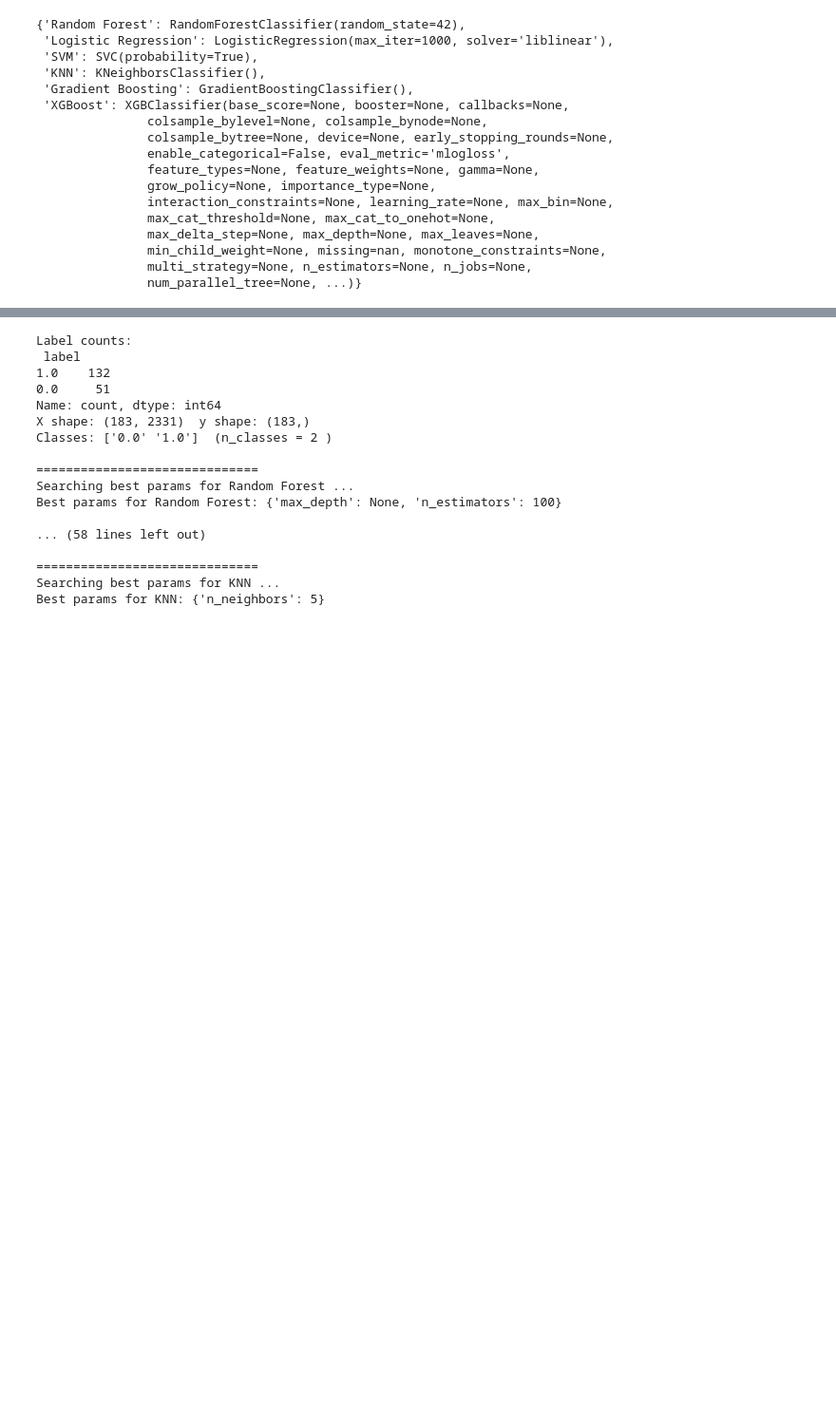
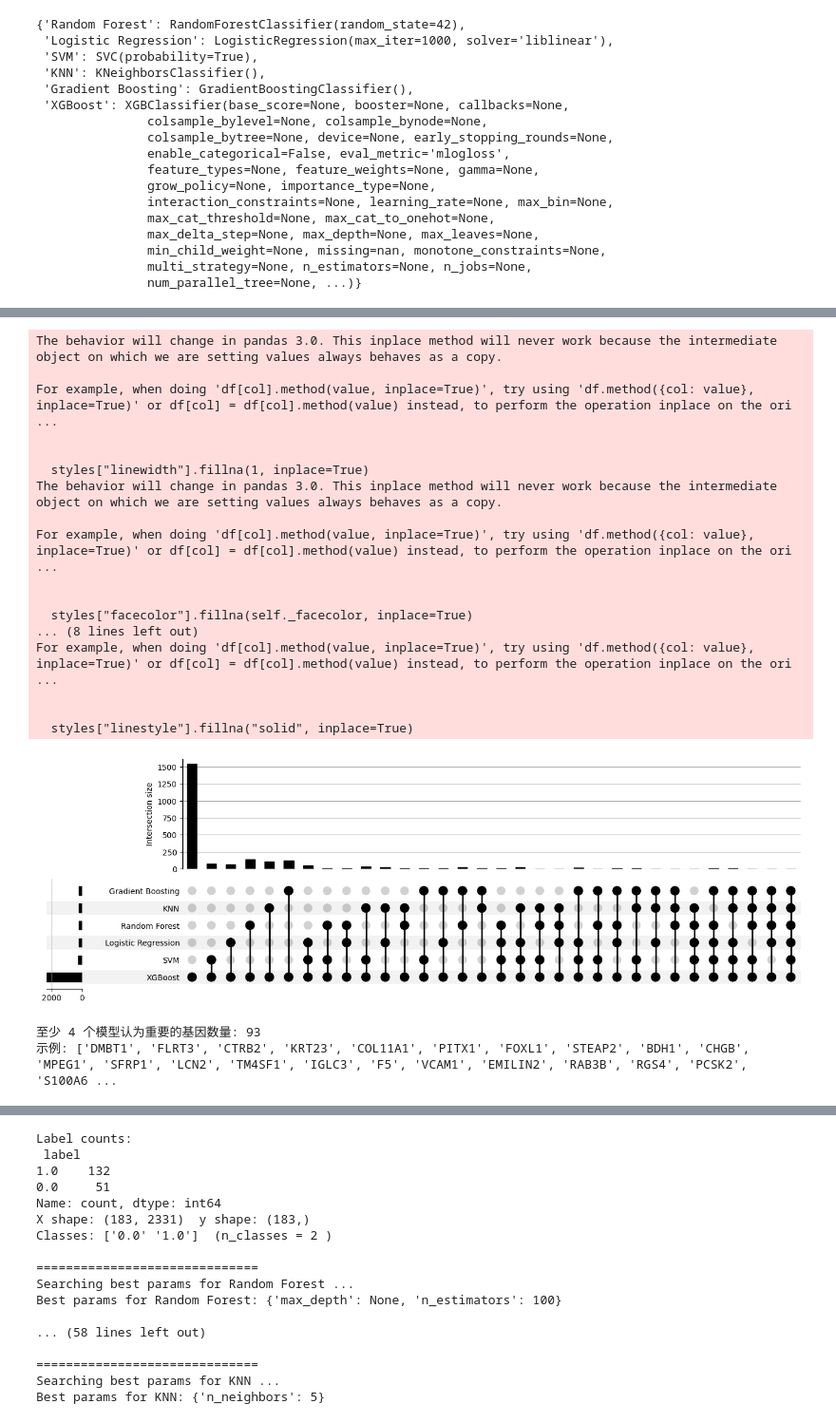
Before and after one commit to gaopeigi3/PAAD, a Jupyter notebook: hhy.ipynb, the cells around one changed output, grey strips where cells are left out. Shown: that part at 95% size. Cells and saved outputs as stored; diff of their text form; code cells hidden in the pictures; blank space fills up the shorter version.

```diff
--- a/hhy.ipynb
+++ b/hhy.ipynb
@@ -602,0 +576,21 @@ all_importances[2]
+# %%
+# -------- 对每个模型取前 10% 的重要基因 --------
+model_top_genes = {}  # {model_name: set(genes)}
+
+for name, s in importance_dict.items():
+    # s 是某个模型的 Series：index=gene, value=importance (已归一化)
+    # 确保是从大到小排序的，如果上面没排序可以加一行：
+    s_sorted = s.sort_values(ascending=False)
+
+    # 该模型自己的 90% 分位数阈值
+    thr = s_sorted.quantile(0.9)
+
+    top_genes = s_sorted[s_sorted >= thr].index
+    model_top_genes[name] = set(top_genes)
+
+    print(f"{name}: top 10% 基因数 = {len(top_genes)}")
+
+# 你可以看一下某个模型的前几个基因
+for name, genes in model_top_genes.items():
+    print(f"\n{name} top genes 示例:")
+    print(list(genes)[:10])
@@ -602,0 +615,46 @@ all_importances[2]
+# %%
+from upsetplot import from_contents, UpSet
+
+upset_data = from_contents(model_top_genes)
+UpSet(upset_data).plot()
+plt.show()
+# %% [output]
+The behavior will change in pandas 3.0. This inplace method will never work because the intermediate object on which we are setting values always behaves as a copy.
+
+For example, when doing 'df[col].method(value, inplace=True)', try using 'df.method({col: value}, inplace=True)' or df[col] = df[col].method(value) instead, to perform the operation inplace on the ori ...
+
+
+  styles["linewidth"].fillna(1, inplace=True)
+The behavior will change in pandas 3.0. This inplace method will never work because the intermediate object on which we are setting values always behaves as a copy.
+
+For example, when doing 'df[col].method(value, inplace=True)', try using 'df.method({col: value}, inplace=True)' or df[col] = df[col].method(value) instead, to perform the operation inplace on the ori ...
+
+
+  styles["facecolor"].fillna(self._facecolor, inplace=True)
+... (8 lines left out)
+For example, when doing 'df[col].method(value, inplace=True)', try using 'df.method({col: value}, inplace=True)' or df[col] = df[col].method(value) instead, to perform the operation inplace on the ori ...
+
+
+  styles["linestyle"].fillna("solid", inplace=True)
+[figure, added]
+# %%
+from collections import Counter
+# common_genes = set.intersection(*model_top_genes.values())
+
+# print("所有模型共同的重要基因数量:", len(common_genes))
+# print(list(common_genes))
+
+# 统计每个基因在多少个模型中出现
+gene_counter = Counter()
+
+for model_name, gene_set in model_top_genes.items():
+    gene_counter.update(gene_set)
+
+# 至少在 4 个模型中出现
+genes_in_4plus_models = [gene for gene, count in gene_counter.items() if count >= 4]
+
+print("至少 4 个模型认为重要的基因数量:", len(genes_in_4plus_models))
+print("示例:", genes_in_4plus_models[:30])
+# %% [output]
+至少 4 个模型认为重要的基因数量: 93
+示例: ['DMBT1', 'FLRT3', 'CTRB2', 'KRT23', 'COL11A1', 'PITX1', 'FOXL1', 'STEAP2', 'BDH1', 'CHGB', 'MPEG1', 'SFRP1', 'LCN2', 'TM4SF1', 'IGLC3', 'F5', 'VCAM1', 'EMILIN2', 'RAB3B', 'RGS4', 'PCSK2', 'S100A6 ...
```
Also changed, not shown: parts of 20 cells of this notebook.
